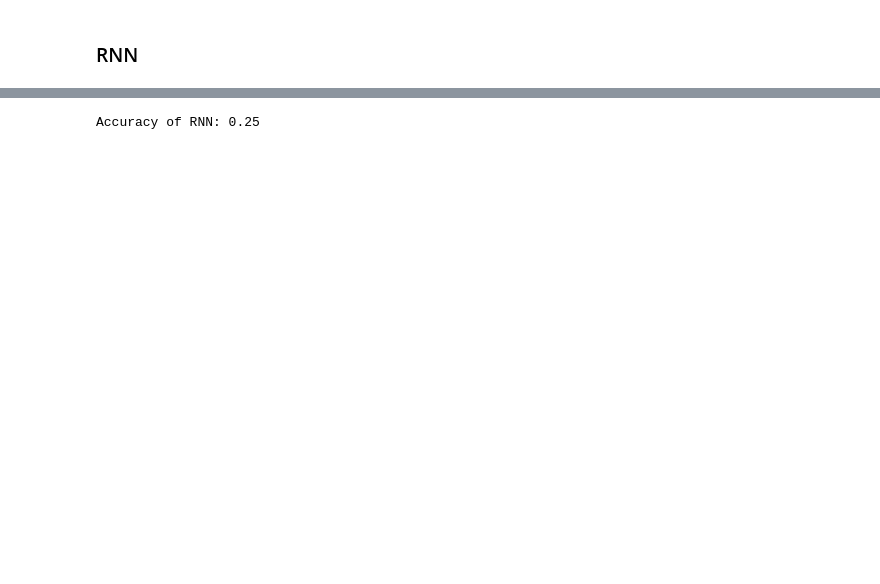
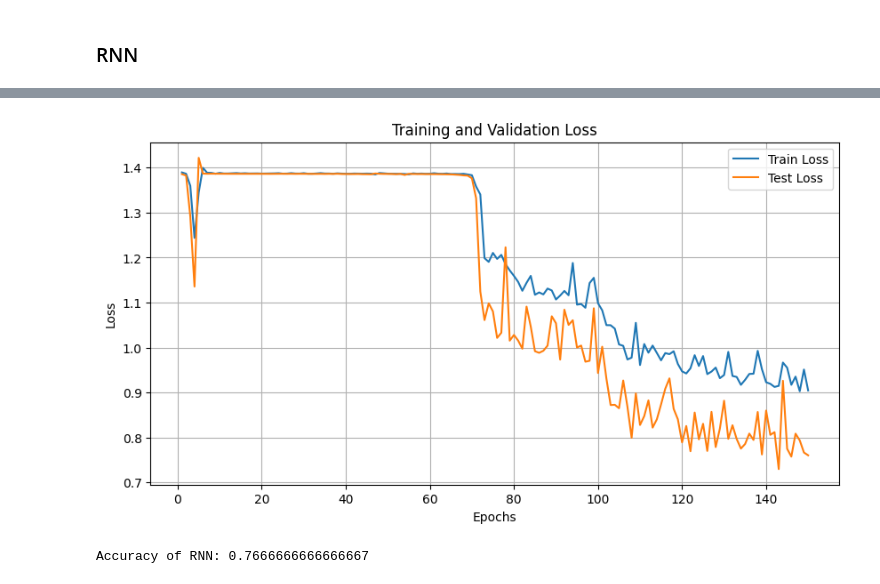
Before and after one commit to Proyecto-ing-biomed-UC/Ciervo, a Jupyter notebook: Experimentos Clasificadores/Con Redes Neuronales/Experimentos con RN con HO.ipynb, the cells around one changed output, grey strips where cells are left out. Drawn from its saved outputs; the diff is of its cells as text; code cells hidden in the pictures; blank space fills up the shorter version.

Commit message:
Cambios en el entrenamiento, fix lstm y uso de gpu

```diff
--- a/Experimentos Clasificadores/Con Redes Neuronales/Experimentos con RN con HO.ipynb
+++ b/Experimentos Clasificadores/Con Redes Neuronales/Experimentos con RN con HO.ipynb
@@ -564,12 +593,8 @@ class GaitRNN(nn.Module):
         self.fc = nn.Linear(hidden_size, num_classes)
 
     def forward(self, x):
-        # Configurar el estado oculto inicial y el estado de la celda
-        h0 = torch.zeros(self.num_layers, x.size(0), self.hidden_size).to(x.device)
-        c0 = torch.zeros(self.num_layers, x.size(0), self.hidden_size).to(x.device)
-
         # Pasar los datos a través de la LSTM
-        out, _ = self.lstm(x, (h0, c0))
+        out, _ = self.lstm(x)
 
         # Tomar el último tiempo para la salida
         out = out[:, -1, :]
@@ -595,20 +620,61 @@ train_loader = DataLoader(train_dataset, batch_size=32, shuffle=True)
 test_loader = DataLoader(test_dataset, batch_size=32, shuffle=False)
 
 # Inicializar el modelo, la función de pérdida y el optimizador
-rnn_model = GaitRNN(input_size, hidden_size, num_layers, num_classes)
+device = torch.device('cuda' if torch.cuda.is_available() else 'cpu')
+rnn_model = GaitRNN(input_size, hidden_size, num_layers, num_classes).to(device)
 criterion = nn.CrossEntropyLoss()
 optimizer = torch.optim.Adam(rnn_model.parameters(), lr=0.001)
-num_epochs = 25
+num_epochs = 150
 
-# Entrenamiento del modelo
+train_loss = []
+test_loss = []
+
+# Training the model
 for epoch in range(num_epochs):
+    # Training phase
     rnn_model.train()
+    epoch_train_loss = []
     for inputs, labels in train_loader:
+        inputs = inputs.to(device)
+        labels = labels.to(device)
+
         optimizer.zero_grad()
         outputs = rnn_model(inputs)
         loss = criterion(outputs, labels)
         loss.backward()
         optimizer.step()
 
-    print(f'Epoch {epoch + 1}/{num_epochs}, Loss: {loss.item()}')
+        epoch_train_loss.append(loss.item())
+
+    train_loss.append(np.mean(epoch_train_loss))
+
+    # Test phase
+    rnn_model.eval()
+    epoch_val_loss = []
+    with torch.no_grad():
+        for inputs, labels in test_loader:
+            inputs = inputs.to(device)
+            labels = labels.to(device)
+
+            outputs = rnn_model(inputs)
+            loss = criterion(outputs, labels)
+
+            epoch_val_loss.append(loss.item())
+
+    test_loss.append(np.mean(epoch_val_loss))
+
+  # Print loss every 5 epochs
+    if (epoch + 1) % 5 == 0:
+        print(f'Epoch {epoch + 1}/{num_epochs}, Train Loss: {train_loss[epoch]}, Val Loss: {test_loss[epoch]}')
+
+# Plot the training and validation loss
+plt.figure(figsize=(10, 5))
+plt.plot(range(1, num_epochs + 1), train_loss, label='Train Loss')
+plt.plot(range(1, num_epochs + 1), test_loss, label='Test Loss')
+plt.xlabel('Epochs')
+plt.ylabel('Loss')
+plt.title('Training and Validation Loss')
+plt.legend()
+plt.grid(True)
+plt.show()
 # %% [output]
@@ -632,3 +698,4 @@ Epoch 25/25, Loss: 1.386462688446045
+[figure, added]
 # %%
 # Evaluación del modelo
 rnn_model.eval()
@@ -636,11 +703,13 @@ test_predictions = []
 
 with torch.no_grad():
     for inputs, _ in test_loader:
+        inputs = inputs.to(device)
         outputs = rnn_model(inputs)
-        _, predicted = torch.max(outputs, 1)
-        test_predictions.extend(predicted.numpy())
+        probs = torch.softmax(outputs, dim=1)
+        _, predicted = torch.max(probs, 1)
+        test_predictions.extend(predicted.cpu().detach().numpy())
 
 rnn_accuracy = accuracy_score(test_labels, test_predictions)
 print(f'Accuracy of RNN: {rnn_accuracy}')
 # %% [output]
-Accuracy of RNN: 0.25
+Accuracy of RNN: 0.7666666666666667
```
Also changed, not shown: parts of 7 cells of this notebook.
